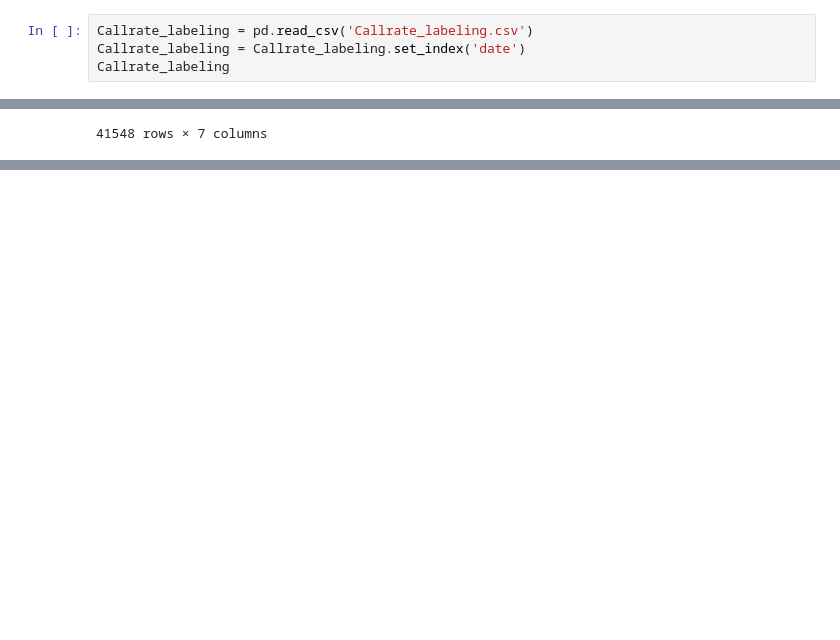
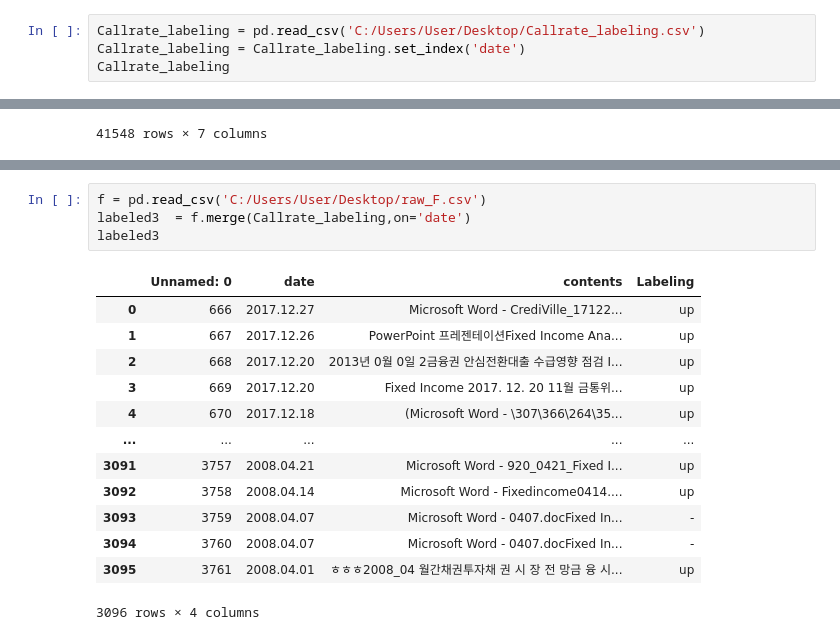
Before and after one commit to hamakim94/TIL, a Jupyter notebook: NLP/논문/eKoNLPy-master/labeling.corpus.ipynb, the cells around one changed output, grey strips where cells are left out. Saved outputs shown, nothing was run; the diff lists cells and outputs as text; blank space fills up the shorter version.

```diff
--- a/NLP/논문/eKoNLPy-master/labeling.corpus.ipynb
+++ b/NLP/논문/eKoNLPy-master/labeling.corpus.ipynb
@@ -167,5 +98,5 @@ mpck.ngramize(tokens)
 # %%
-Callrate_labeling = pd.read_csv('Callrate_labeling.csv')
+Callrate_labeling = pd.read_csv('C:/Users/User/Desktop/Callrate_labeling.csv')
 Callrate_labeling = Callrate_labeling.set_index('date')
 Callrate_labeling
 # %% [output]
@@ -340,0 +358,18 @@ array(defaultdict(<function <lambda> at 0x...>, {'기자/NNG': [11, 0], '경영/
+# %%
+f = pd.read_csv('C:/Users/User/Desktop/raw_F.csv')
+labeled3  = f.merge(Callrate_labeling,on='date')
+labeled3
+# %% [output]
+|  | Unnamed: 0 | date | contents | Labeling |
+| 0 | 666 | 2017.12.27 | Microsoft Word - CrediVille_17122... | up |
+| 1 | 667 | 2017.12.26 | PowerPoint 프레젠테이션Fixed Income Ana... | up |
+| 2 | 668 | 2017.12.20 | 2013년 0월 0일 2금융권 안심전환대출 수급영향 점검 I... | up |
+| 3 | 669 | 2017.12.20 | Fixed Income 2017. 12. 20 11월 금통위... | up |
+| 4 | 670 | 2017.12.18 | (Microsoft Word - \307\366\264\35... | up |
+| ... | ... | ... | ... | ... |
+| 3091 | 3757 | 2008.04.21 | Microsoft Word - 920_0421_Fixed I... | up |
+| 3092 | 3758 | 2008.04.14 | Microsoft Word - Fixedincome0414.... | up |
+| 3093 | 3759 | 2008.04.07 | Microsoft Word - 0407.docFixed In... | - |
+| 3094 | 3760 | 2008.04.07 | Microsoft Word - 0407.docFixed In... | - |
+| 3095 | 3761 | 2008.04.01 | ㅎㅎㅎ2008_04 월간채권투자채 권 시 장 전 망금 융 시... | up |
+3096 rows × 4 columns
```
Also changed, not shown: parts of 108 cells of this notebook, 9 other files.
